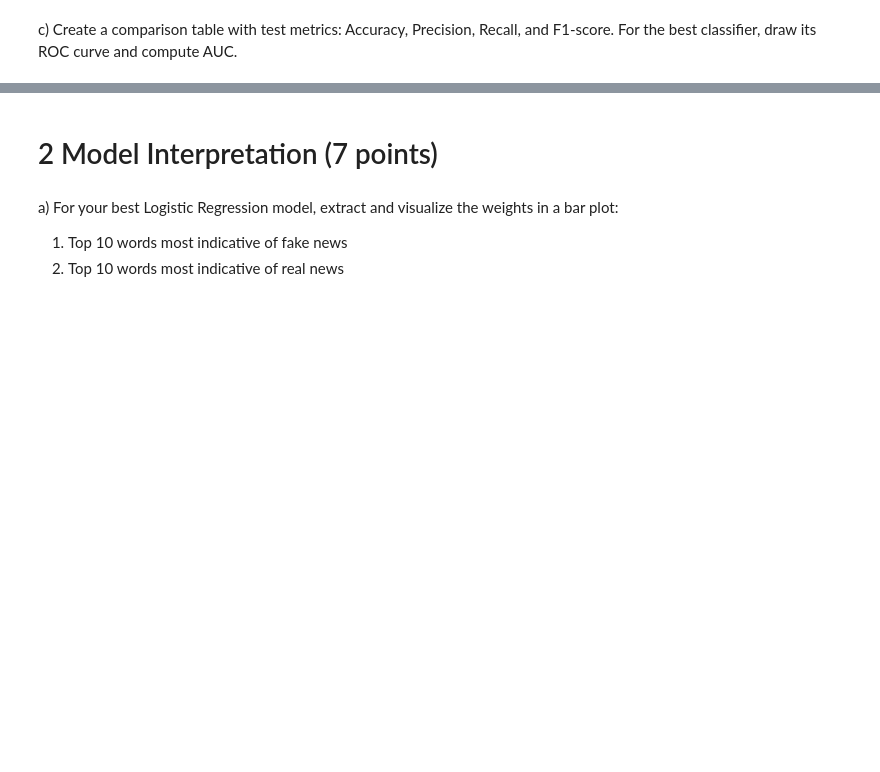
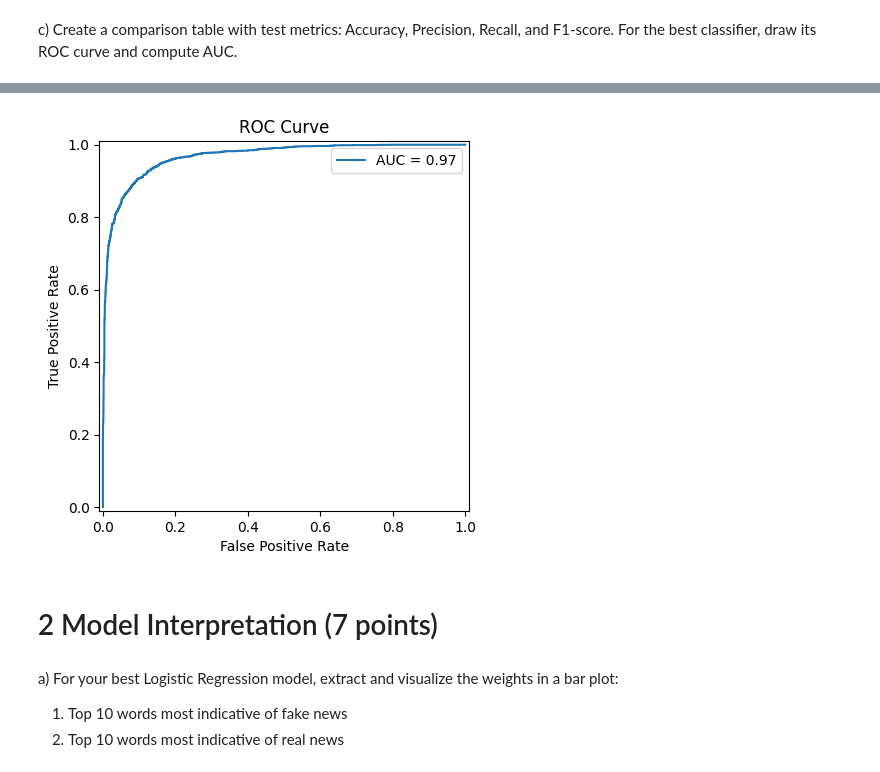
Before and after one commit to pedroMVicente/NTT_Data_merit_challenge, a Jupyter notebook: src/code/code.ipynb, the cells around one changed output, grey strips where cells are left out. Saved outputs shown, nothing was run; the diff lists cells and outputs as text; code cells hidden in the pictures; blank space fills up the shorter version.

Commit message:
changed some mlp hyperparameter; added metrics table, roc curve and auc

```diff
--- a/src/code/code.ipynb
+++ b/src/code/code.ipynb
@@ -1143,6 +1200,7 @@ def get_best_mlp_classifier(hidden_layer_sizes: list,
                            activation: list,
                            solver: list,
                            alpha: list,
+                           learning_rate: list,
                            max_iter: int,
                            random_state: int,
                            early_stopping: bool,
@@ -1156,6 +1214,7 @@ def get_best_mlp_classifier(hidden_layer_sizes: list,
       'activation': activation,
       'solver': solver,
       'alpha': alpha,
+      'learning_rate': learning_rate
    }
 
    # Initialize MLPClassifier
@@ -1181,7 +1240,7 @@ def get_best_mlp_classifier(hidden_layer_sizes: list,
 hidden_layer_sizes = [(50,), (100,), (64,32)]
 activation = ['logistic', 'tanh', 'relu']
 solver = ['lbfgs', 'sgd', 'adam']
-alpha = [0.0001, 0.05]
+alpha = [1e-5, 1e-4, 1e-3, 1e-2]
 learning_rate = ['constant','adaptive']
 
 CRITERIA = "f1"
@@ -1193,6 +1252,7 @@ best_mlp_model = get_best_mlp_classifier(
     activation = activation,
     solver = solver,
     alpha = alpha,
+    learning_rate = learning_rate,
     max_iter = MAX_ITER,
     random_state = RANDOM_STATE,
     early_stopping = EARLY_STOPPING,
@@ -1201,7 +1261,7 @@ best_mlp_model = get_best_mlp_classifier(
     scoring_dict=SCORING
 )
 
-results_df = get_df(
+mlp_metrics = calculate_metrics(
     grid_search=best_mlp_model,
     X_train=train_tfidf,
     y_train=train_news_labels,
@@ -1211,6 +1271,6 @@ results_df = get_df(
     y_test=test_news_labels
 )
 
-results_df
+mlp_metrics
 # %% [output]
 /Users/emaferrao/Projects/NTT_Data_merit_challenge/venv/lib/python3.9/site-packages/sklearn/utils/extmath.py:203: RuntimeWarnin
@@ -1220,3 +1336,21 @@ best classifier, draw its ROC curve and compute AUC.
+# %%
+# Draw ROC Curve for the best model (MLP Classifier)
+best_model = best_mlp_model.best_estimator_
+y_test_proba = best_model.predict_proba(test_tfidf)[:, 1]
+fpr, tpr, thresholds = roc_curve(test_news_labels, y_test_proba)
+roc_auc = auc(fpr, tpr)
+
+# Plot ROC Curve
+display = RocCurveDisplay(fpr=fpr, tpr=tpr, roc_auc=roc_auc)
+
+display.plot()
+plt.xlabel("False Positive Rate")
+plt.ylabel("True Positive Rate")
+plt.title("ROC Curve")
+plt.legend()
+plt.show()
+# %% [output]
+[figure, added]
 # %% [markdown]
 # 2 Model Interpretation (7 points)
 # %% [markdown]
```
Also changed, not shown: parts of 12 cells of this notebook.
